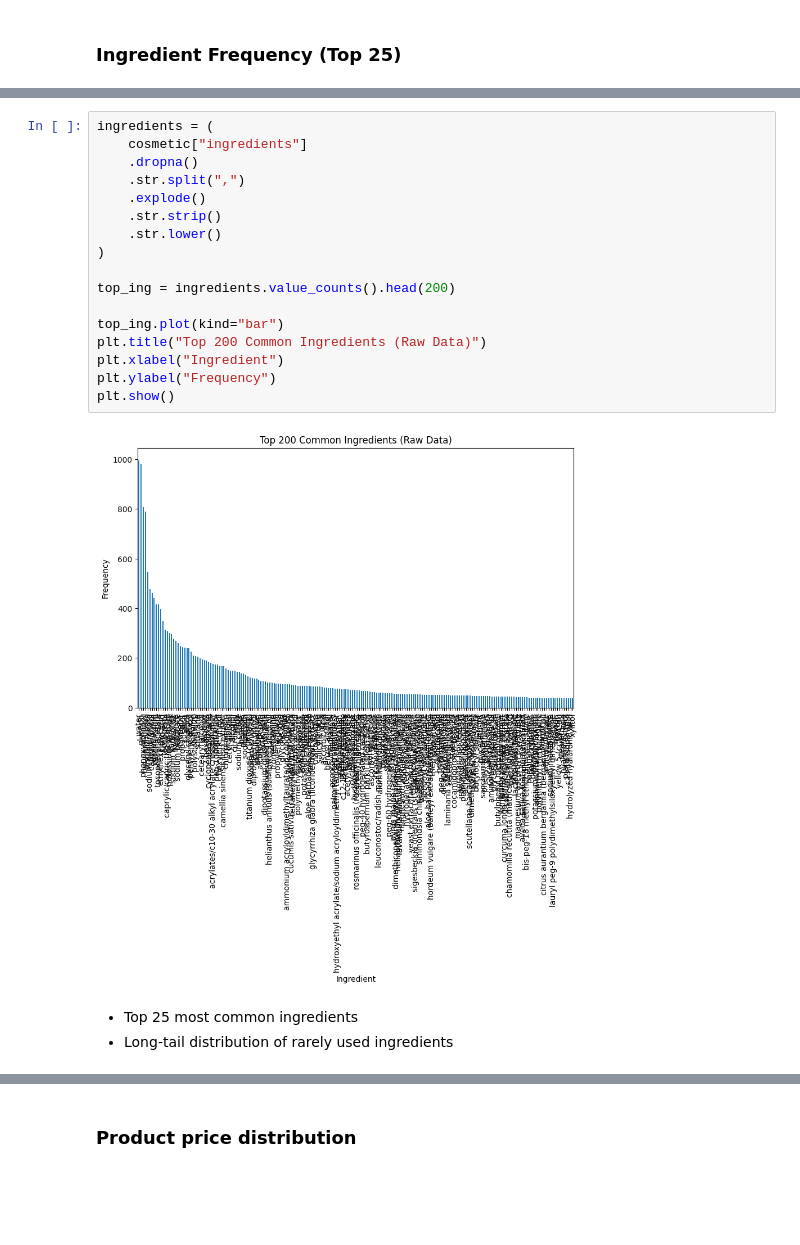
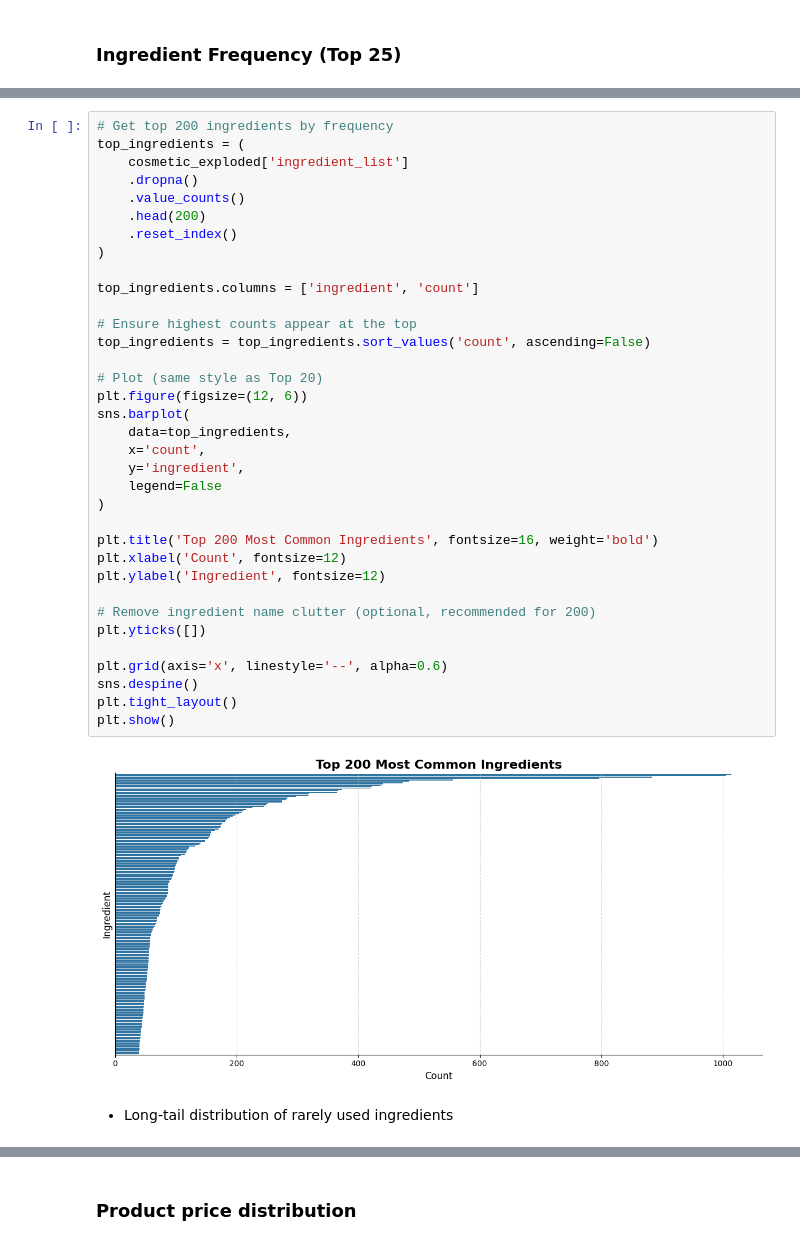
Before and after one commit to angelakberry/beauty_wizard, a Jupyter notebook: working_beauty_wizard.ipynb, the cells around one changed output, grey strips where cells are left out. Drawn from its saved outputs; the diff is of its cells as text; blank space fills up the shorter version.

```diff
--- a/working_beauty_wizard.ipynb
+++ b/working_beauty_wizard.ipynb
@@ -387,22 +403,39 @@ plt.show()
-# %%
-ingredients = (
-    cosmetic["ingredients"]
-    .dropna()
-    .str.split(",")
-    .explode()
-    .str.strip()
-    .str.lower()
-)
-
-top_ing = ingredients.value_counts().head(200)
-
-top_ing.plot(kind="bar")
-plt.title("Top 200 Common Ingredients (Raw Data)")
-plt.xlabel("Ingredient")
-plt.ylabel("Frequency")
-plt.show()
-# %% [output]
-[figure, removed]
+# %%
+# Get top 200 ingredients by frequency
+top_ingredients = (
+    cosmetic_exploded['ingredient_list']
+    .dropna()
+    .value_counts()
+    .head(200)
+    .reset_index()
+)
+
+top_ingredients.columns = ['ingredient', 'count']
+
+# Ensure highest counts appear at the top
+top_ingredients = top_ingredients.sort_values('count', ascending=False)
+
+# Plot (same style as Top 20)
+plt.figure(figsize=(12, 6))
+sns.barplot(
+    data=top_ingredients,
+    x='count',
+    y='ingredient',
+    legend=False
+)
+
+plt.title('Top 200 Most Common Ingredients', fontsize=16, weight='bold')
+plt.xlabel('Count', fontsize=12)
+plt.ylabel('Ingredient', fontsize=12)
+
+# Remove ingredient name clutter (optional, recommended for 200)
+plt.yticks([])
+
+plt.grid(axis='x', linestyle='--', alpha=0.6)
+sns.despine()
+plt.tight_layout()
+plt.show()
+# %% [output]
+[figure, added]
 # %% [markdown]
-* Top 25 most common ingredients
 * Long-tail distribution of rarely used ingredients
```
Also changed, not shown: parts of 17 cells of this notebook, 2 other files.
